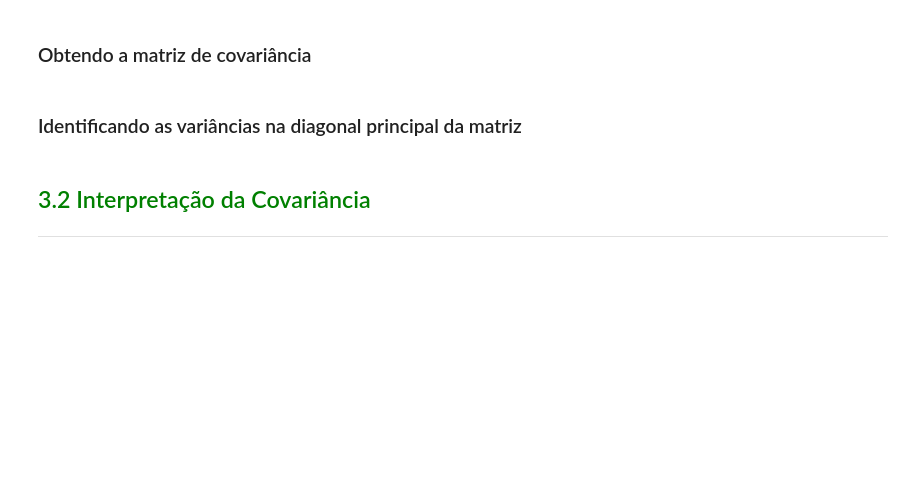
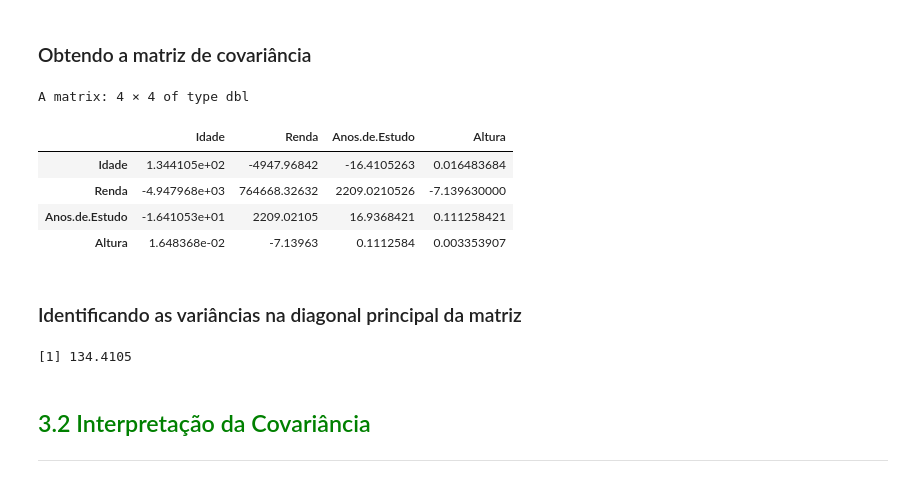
Before and after one commit to Jeidsan/estatistica-com-r, a Jupyter notebook: 4. Estatística com R - correlação e regressão/2. Aula.ipynb, the cells around one changed output. Cells and saved outputs as stored; diff of their text form; code cells hidden in the pictures; blank space fills up the shorter version.

```diff
--- a/4. Estatística com R - correlação e regressão/2. Aula.ipynb
+++ b/4. Estatística com R - correlação e regressão/2. Aula.ipynb
@@ -372,10 +372,21 @@ amostra <- data.frame(
 # %% [markdown]
 ### Obtendo a matriz de covariância
 # %%
-matriz_cov <-
+matriz_cov <- cov(amostra)
 matriz_cov
+# %% [output]
+A matrix: 4 × 4 of type dbl
+|  | Idade | Renda | Anos.de.Estudo | Altura |
+| Idade | 1.344105e+02 | -4947.96842 | -16.4105263 | 0.016483684 |
+| Renda | -4.947968e+03 | 764668.32632 | 2209.0210526 | -7.139630000 |
+| Anos.de.Estudo | -1.641053e+01 | 2209.02105 | 16.9368421 | 0.111258421 |
+| Altura | 1.648368e-02 | -7.13963 | 0.1112584 | 0.003353907 |
 # %% [markdown]
 ### Identificando as variâncias na diagonal principal da matriz
+# %%
+var(amostra$Idade)
+# %% [output]
+[1] 134.4105
 # %% [markdown]
 ## <font color=green>3.2 Interpretação da Covariância</font>
 ***
```
Also changed, not shown: parts of 3 cells of this notebook.
